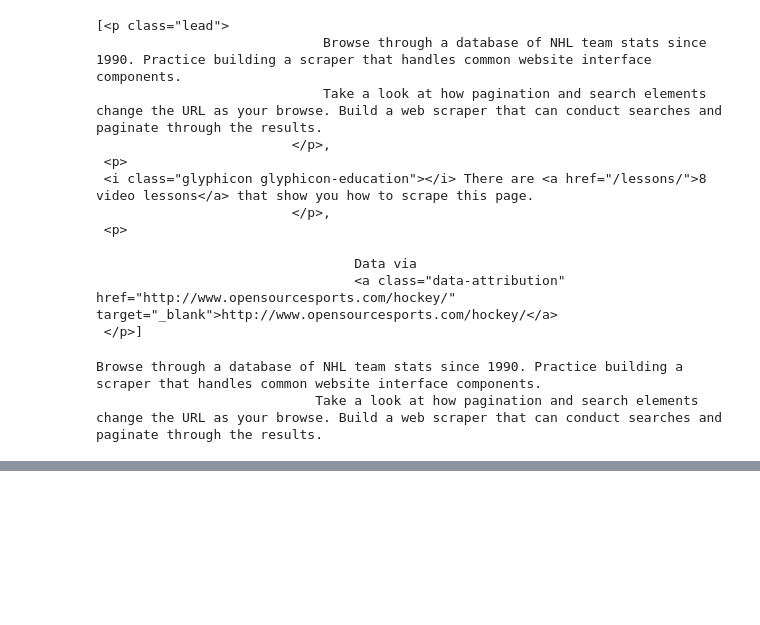
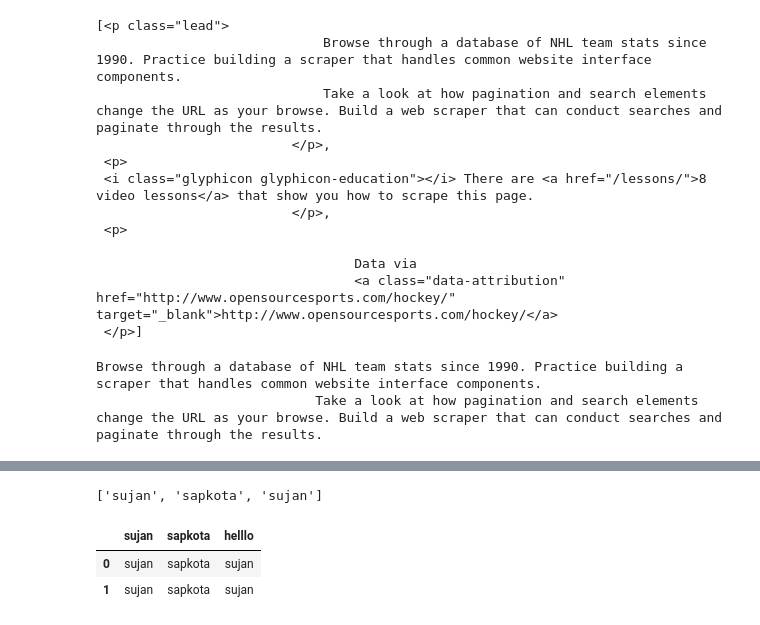
Before and after one commit to shujan45/Python-for-data-analysis, a Jupyter notebook: web scraping/findandfind_all.ipynb, the cells around one changed output, grey strips where cells are left out. Cells and saved outputs as stored; diff of their text form; code cells hidden in the pictures; blank space fills up the shorter version.

```diff
--- a/web scraping/findandfind_all.ipynb
+++ b/web scraping/findandfind_all.ipynb
@@ -79,0 +200,15 @@ soup.find('th').text.strip()
+# %%
+data1=['sujan','sapkota','sujan']
+# %%
+row=[d for d in data1]
+print(row)
+length=len(aa)
+aa.loc[length]=row
+# %% [output]
+['sujan', 'sapkota', 'sujan']
+# %%
+aa
+# %% [output]
+|  | sujan | sapkota | helllo |
+| 0 | sujan | sapkota | sujan |
+| 1 | sujan | sapkota | sujan |
```
Also changed, not shown: parts of 15 cells of this notebook, 5 other files.
